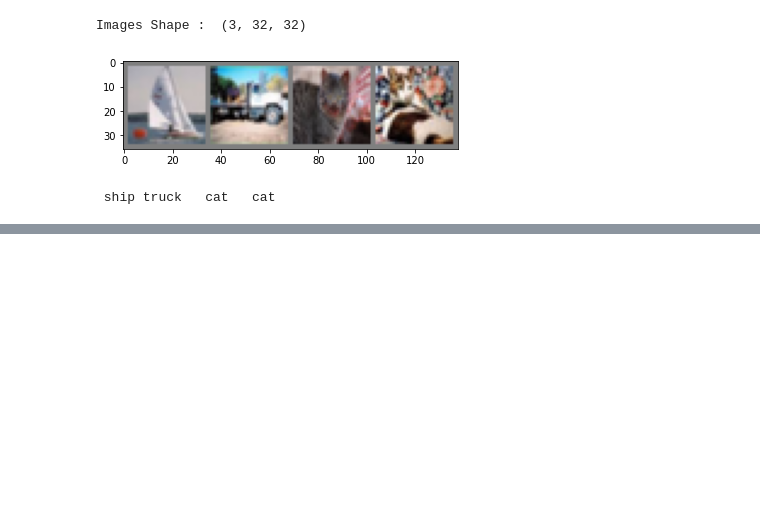
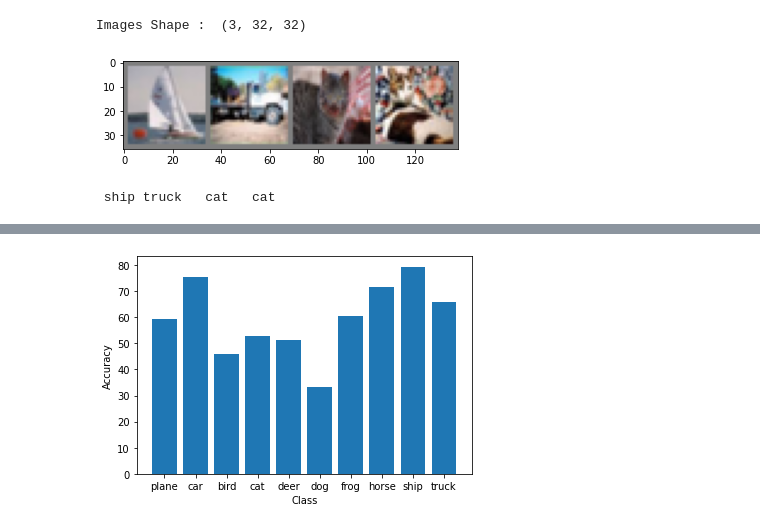
Before and after one commit to vishwanaik15/CIFAR-10, a Jupyter notebook: CIFAR_10.ipynb, the cells around one changed output, grey strips where cells are left out. Saved outputs shown, nothing was run; the diff lists cells and outputs as text; code cells hidden in the pictures; blank space fills up the shorter version.

```diff
--- a/CIFAR_10.ipynb
+++ b/CIFAR_10.ipynb
@@ -55,3 +57,6 @@ print(' '.join('%5s' % classes[labels[j]] for j in range(4)))
 Images Shape :  (3, 32, 32)
 [figure]
  ship truck   cat   cat
+# %%
+device = torch.device("cuda:0" if torch.cuda.is_available() else "cpu")
+print(device)
@@ -80,4 +87,5 @@ class Net2(nn.Module):
         return x
 
 
-net = Net()
+net2 = Net2()
+net2 = net2.to(device)
@@ -83,0 +181,5 @@ net = Net()
+# %%
+import torch.optim as optim
+
+criterion = nn.CrossEntropyLoss()
+optimizer = optim.SGD(net2.parameters(), lr=0.001, momentum=0.9)
@@ -83,0 +277,20 @@ net = Net()
+# %%
+class_correct = list(0 for i in range(10))
+class_total = list(0 for i in range(10))
+class_accuracy = list(0 for i in range(10))
+
+def accuracy_of_classes(net, dataloader):
+  with torch.no_grad():
+    for data in dataloader:
+      images, labels = data
+      outputs = net2(images)
+      _, predicted = torch.max(outputs, 1)
+      c = (predicted == labels).squeeze()
+      for i in range(4):
+        label = labels[i]
+        class_correct[label] += c[i].item()
+        class_total[label] += 1
+
+  for i in range(10):
+    class_accuracy[i] = 100 * class_correct[i] / class_total[i]
+    print('Accuracy of %5s : %2d %%' %(classes[i], 100 * class_correct[i] / class_total[i]))
@@ -83,0 +310,7 @@ net = Net()
+# %%
+plt.bar(classes, class_accuracy)
+plt.xlabel("Class")
+plt.ylabel("Accuracy")
+plt.show()
+# %% [output]
+[figure, added]
```
Also changed, not shown: parts of 25 cells of this notebook.
